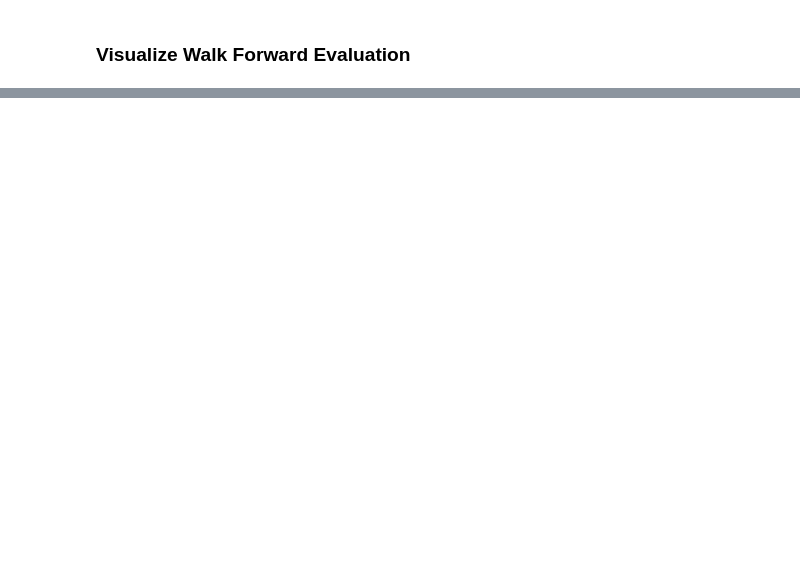
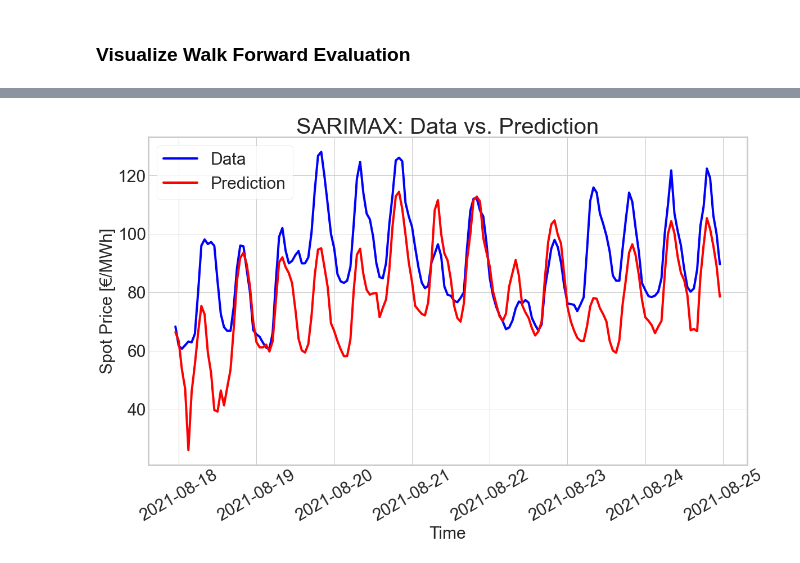
Before and after one commit to kerstinforster/electricity-price-forecasting, a Jupyter notebook: modellab/Stats_Models.ipynb, the cells around one changed output, grey strips where cells are left out. Drawn from its saved outputs; the diff is of its cells as text; code cells hidden in the pictures; blank space fills up the shorter version.

```diff
--- a/modellab/Stats_Models.ipynb
+++ b/modellab/Stats_Models.ipynb
@@ -821,0 +1126,7 @@ Score: 9.880000000000237
+# %%
+# load model data from .pkl file
+import pickle
+rank_smape_24h = pickle.load(open('rank_smape_24h.pkl', "rb"))
+# %%
+# rank_smape_24h
+pred_smape_24h, sc_smape_24h, pltdata_smape_24h, wdw_smape_24h = walk_forward_evaluation(data_spot, rank_smape_24h,23,smape)
@@ -847,0 +1211,5 @@ plot_walk_forward_evaluation(opt_d, pred, opt_len)
+# %%
+# rank_smape_24h (data until 24.08.2021)
+plot_walk_forward_evaluation(pltdata_smape_24h,pred_smape_24h,wdw_smape_24h,23)
+# %% [output]
+[figure, added]
```
Also changed, not shown: parts of 49 cells of this notebook, 3 other files.
